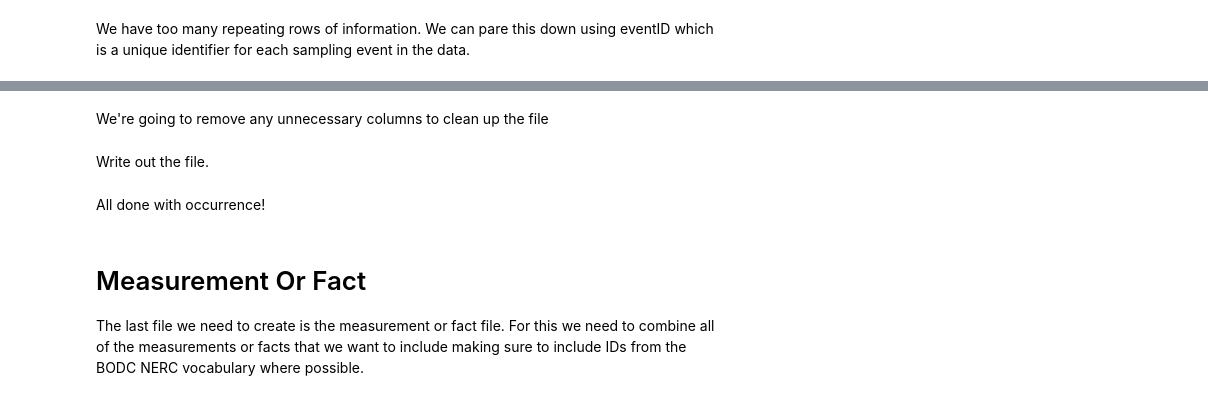
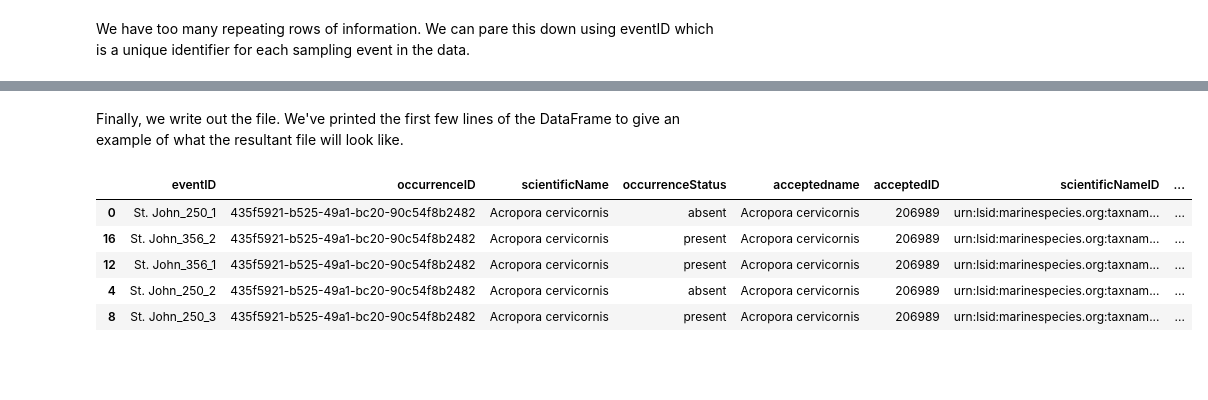
Before and after one commit to ioos/notebooks_demos, a Jupyter notebook: notebooks/2020-12-08-DataToDwC.ipynb, the cells around one changed output, grey strips where cells are left out. Cells and saved outputs as stored; diff of their text form; code cells hidden in the pictures; blank space fills up the shorter version.

Commit message:
Cleaning up cells/updating text/including hyperlinks to resources. Adding some printing out of variables where needed.

```diff
--- a/notebooks/2020-12-08-DataToDwC.ipynb
+++ b/notebooks/2020-12-08-DataToDwC.ipynb
@@ -157,2 +167,0 @@ occurrence = pd.merge(occurrence, lut_worms, how='left', on='scientificName')
-# %% [markdown]
-We're going to remove any unnecessary columns to clean up the file
@@ -163,24 +168,25 @@ occurrence.drop(
-# %% [markdown]
-Write out the file.
+# %% [markdown]
+Finally, we write out the file. We've printed the first few lines of the DataFrame to give an example of what the resultant file will look like.
 # %%
 # sort the columns on scientificName
 occurrence.sort_values('scientificName', inplace=True)
 
 # reorganize column order to be consistent with R example:
 columns = ["scientificName","eventID","occurrenceID","occurrenceStatus","acceptedname","acceptedID",
            "scientificNameID","kingdom","phylum","class","order","family","genus","scientificNameAuthorship",
            "taxonRank"]
 
+occurrence.head()
 #occurrence.to_csv(
-#    "MadeUpData_Occurrence_frompy.csv",
+#    "MadeUpData_Occurrence.csv",
 #    header=True,
 #    index=False,
 #    quoting=csv.QUOTE_ALL,
 #    columns=columns)
+# %% [output]
+|  | eventID | occurrenceID | scientificName | occurrenceStatus | acceptedname | acceptedID | scientificNameID | ... |
+| 0 | St. John_250_1 | 435f5921-b525-49a1-bc20-90c54f8b2482 | Acropora cervicornis | absent | Acropora cervicornis | 206989 | urn:lsid:marinespecies.org:taxnam... | ... |
+| 16 | St. John_356_2 | 435f5921-b525-49a1-bc20-90c54f8b2482 | Acropora cervicornis | present | Acropora cervicornis | 206989 | urn:lsid:marinespecies.org:taxnam... | ... |
+| 12 | St. John_356_1 | 435f5921-b525-49a1-bc20-90c54f8b2482 | Acropora cervicornis | present | Acropora cervicornis | 206989 | urn:lsid:marinespecies.org:taxnam... | ... |
+| 4 | St. John_250_2 | 435f5921-b525-49a1-bc20-90c54f8b2482 | Acropora cervicornis | absent | Acropora cervicornis | 206989 | urn:lsid:marinespecies.org:taxnam... | ... |
+| 8 | St. John_250_3 | 435f5921-b525-49a1-bc20-90c54f8b2482 | Acropora cervicornis | present | Acropora cervicornis | 206989 | urn:lsid:marinespecies.org:taxnam... | ... |
-# %% [markdown]
- All done with occurrence!
-# %% [markdown]
-# Measurement Or Fact
-The last file we need to create is the measurement or fact file. For this we need to
-combine all of the measurements or facts that we want to include making sure to include
-IDs from the BODC NERC vocabulary where possible.
```
Also changed, not shown: parts of 33 cells of this notebook.
